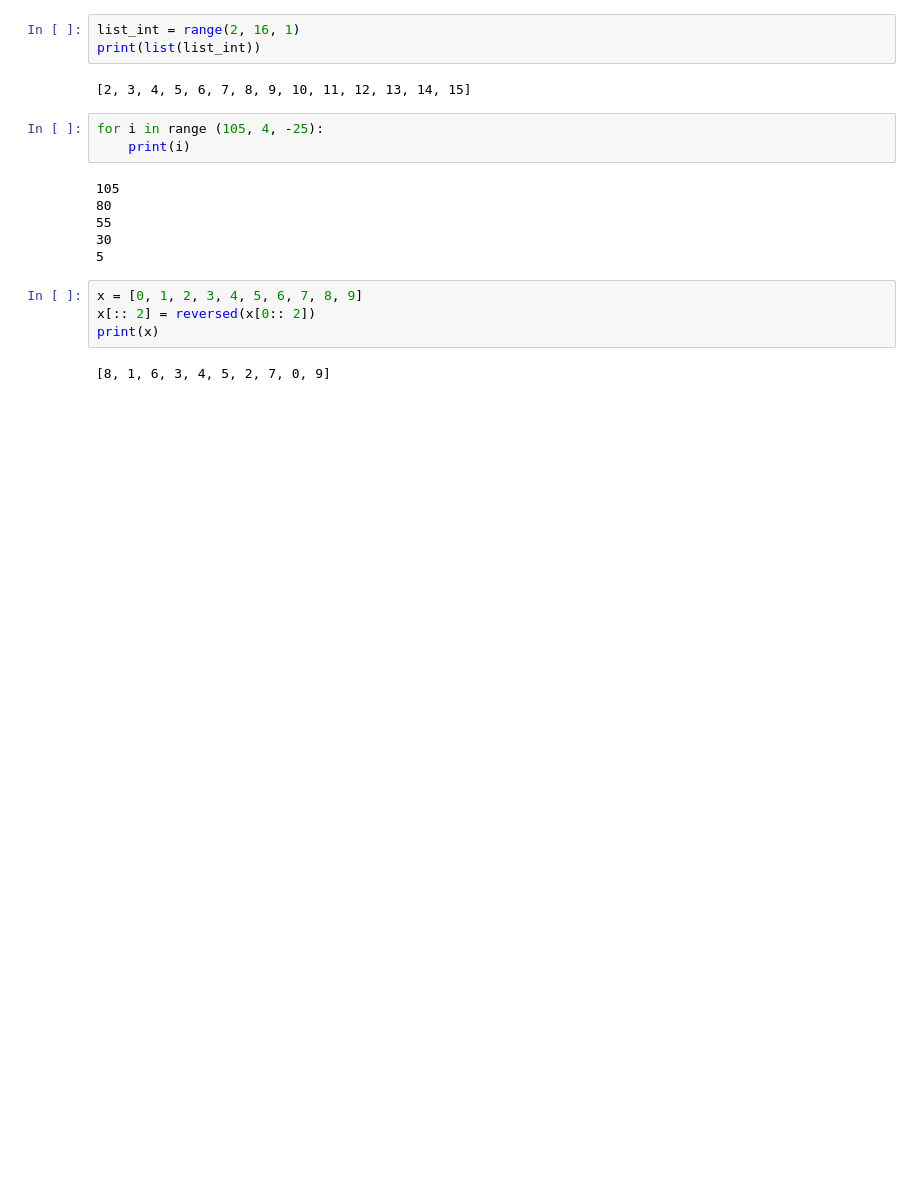
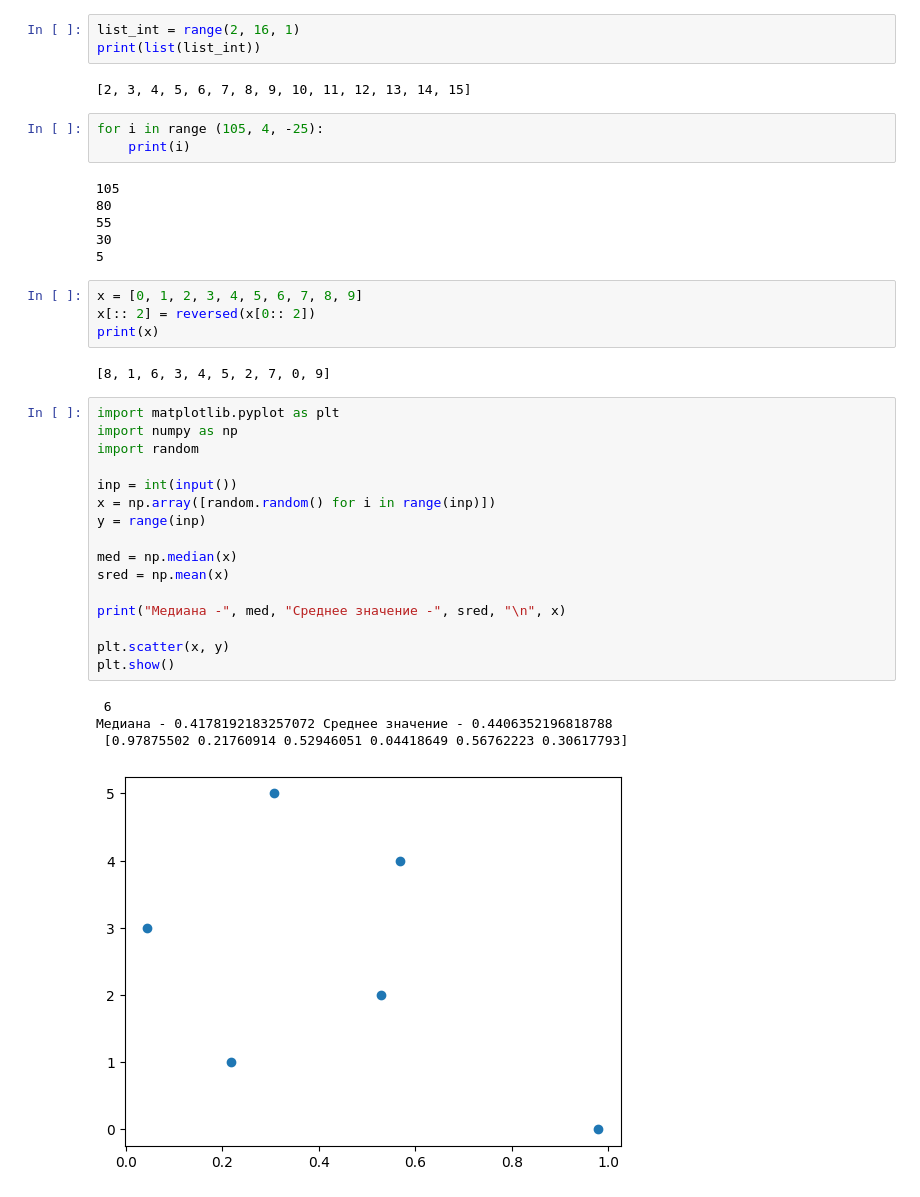
Before and after one commit to Semgior/AI_Homework, a Jupyter notebook: Smirnov_E_Workbook1.ipynb, the cells around one changed output. Saved outputs shown, nothing was run; the diff lists cells and outputs as text; blank space fills up the shorter version.

```diff
--- a/Smirnov_E_Workbook1.ipynb
+++ b/Smirnov_E_Workbook1.ipynb
@@ -68,3 +68,24 @@ x[:: 2] = reversed(x[0:: 2])
 print(x)
 # %% [output]
 [8, 1, 6, 3, 4, 5, 2, 7, 0, 9]
+# %%
+import matplotlib.pyplot as plt
+import numpy as np
+import random
+
+inp = int(input())
+x = np.array([random.random() for i in range(inp)])
+y = range(inp)
+
+med = np.median(x)
+sred = np.mean(x)
+
+print("Медиана -", med, "Среднее значение -", sred, "\n", x)
+
+plt.scatter(x, y)
+plt.show()
+# %% [output]
+ 6
+Медиана - 0.4178192183257072 Среднее значение - 0.4406352196818788
+ [0.97875502 0.21760914 0.52946051 0.04418649 0.56762223 0.30617793]
+[figure, added]
```
Also changed, not shown: parts of 3 cells of this notebook.
